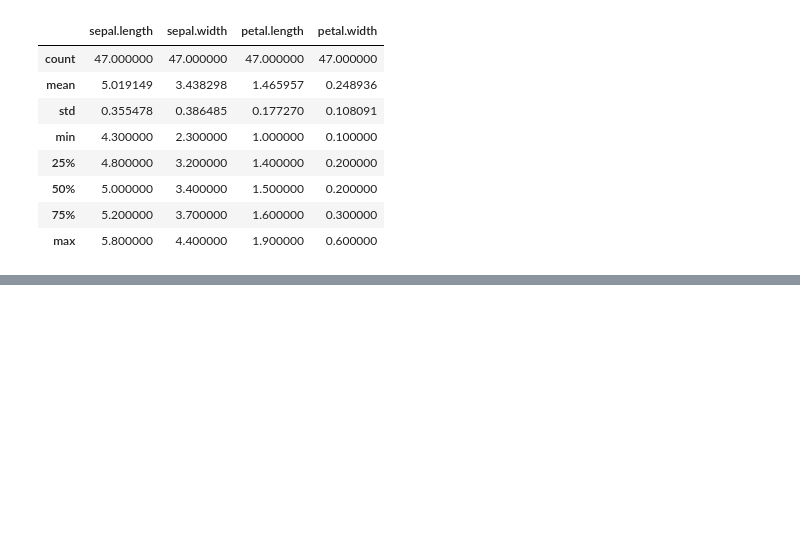
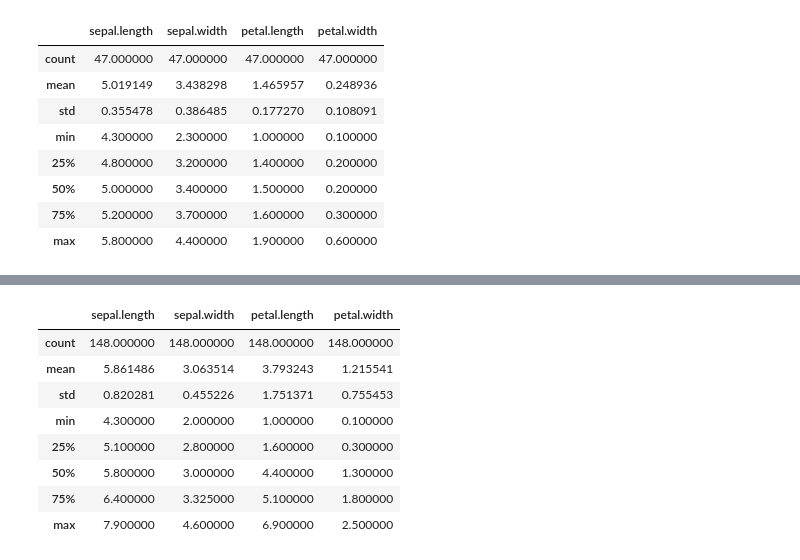
Before and after one commit to shivam003a/Machine-Learning, a Jupyter notebook: Day_3.ipynb, the cells around one changed output, grey strips where cells are left out. Drawn from its saved outputs; the diff is of its cells as text; code cells hidden in the pictures; blank space fills up the shorter version.

```diff
--- a/Day_3.ipynb
+++ b/Day_3.ipynb
@@ -151,0 +199,4 @@ new_df[new_df.variety == 'Setosa' ].describe()
+# %%
+# add another row
+new_df.loc[3] = [5.4, 4.6, 1.9, 0.6, 'Virginica']
+new_df.head()
@@ -151,0 +221,5 @@ new_df[new_df.variety == 'Setosa' ].describe()
+# %%
+new_df.reset_index(drop=True, inplace=True)
+new_df.head()
+
+# labels are reset
@@ -151,0 +242,3 @@ new_df[new_df.variety == 'Setosa' ].describe()
+# %%
+new_df.reset_index(inplace=True)
+print(new_df.head())
@@ -151,0 +252,4 @@ new_df[new_df.variety == 'Setosa' ].describe()
+# %%
+# to remove a particular column
+new_df.drop(columns = ['index'], inplace = True)
+print(new_df)
@@ -151,0 +271,12 @@ new_df[new_df.variety == 'Setosa' ].describe()
+# %%
+new_df.describe()
+# %% [output]
+|  | sepal.length | sepal.width | petal.length | petal.width |
+| count | 148.000000 | 148.000000 | 148.000000 | 148.000000 |
+| mean | 5.861486 | 3.063514 | 3.793243 | 1.215541 |
+| std | 0.820281 | 0.455226 | 1.751371 | 0.755453 |
+| min | 4.300000 | 2.000000 | 1.000000 | 0.100000 |
+| 25% | 5.100000 | 2.800000 | 1.600000 | 0.300000 |
+| 50% | 5.800000 | 3.000000 | 4.400000 | 1.300000 |
+| 75% | 6.400000 | 3.325000 | 5.100000 | 1.800000 |
+| max | 7.900000 | 4.600000 | 6.900000 | 2.500000 |
```
Also changed, not shown: parts of 12 cells of this notebook.
